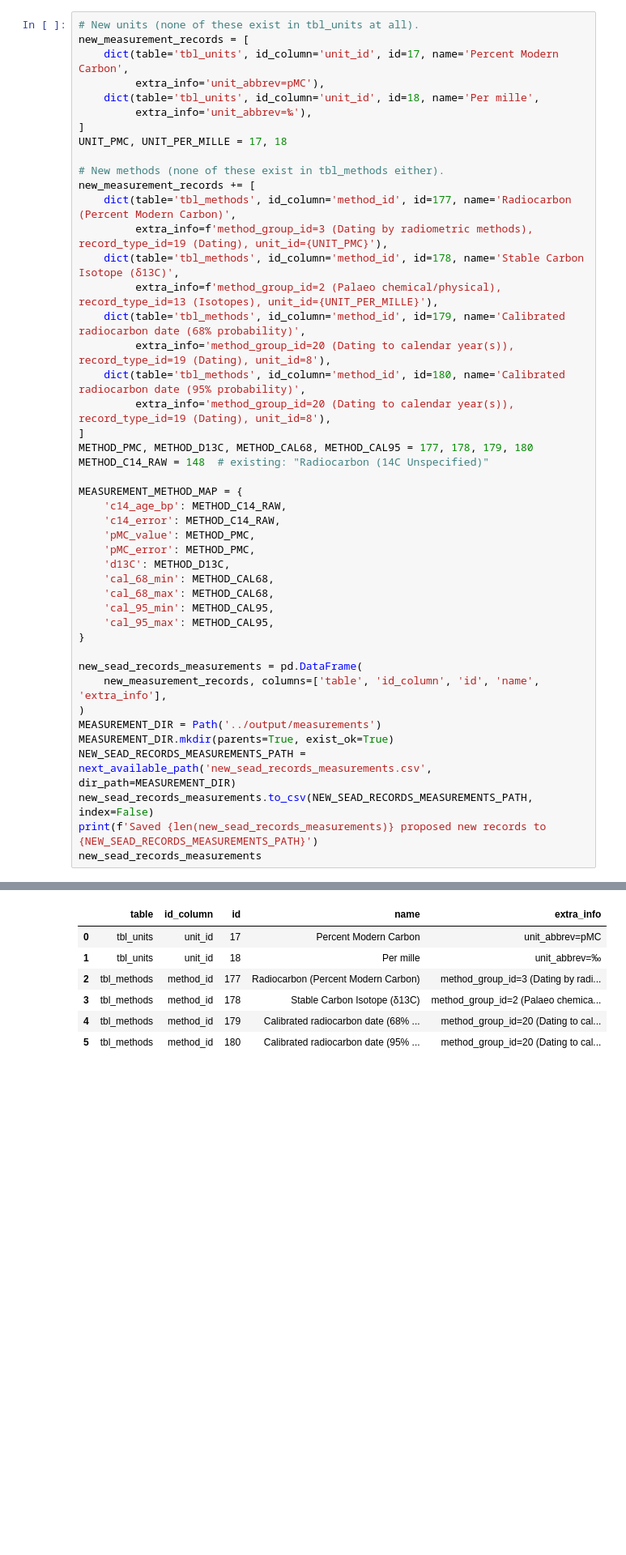
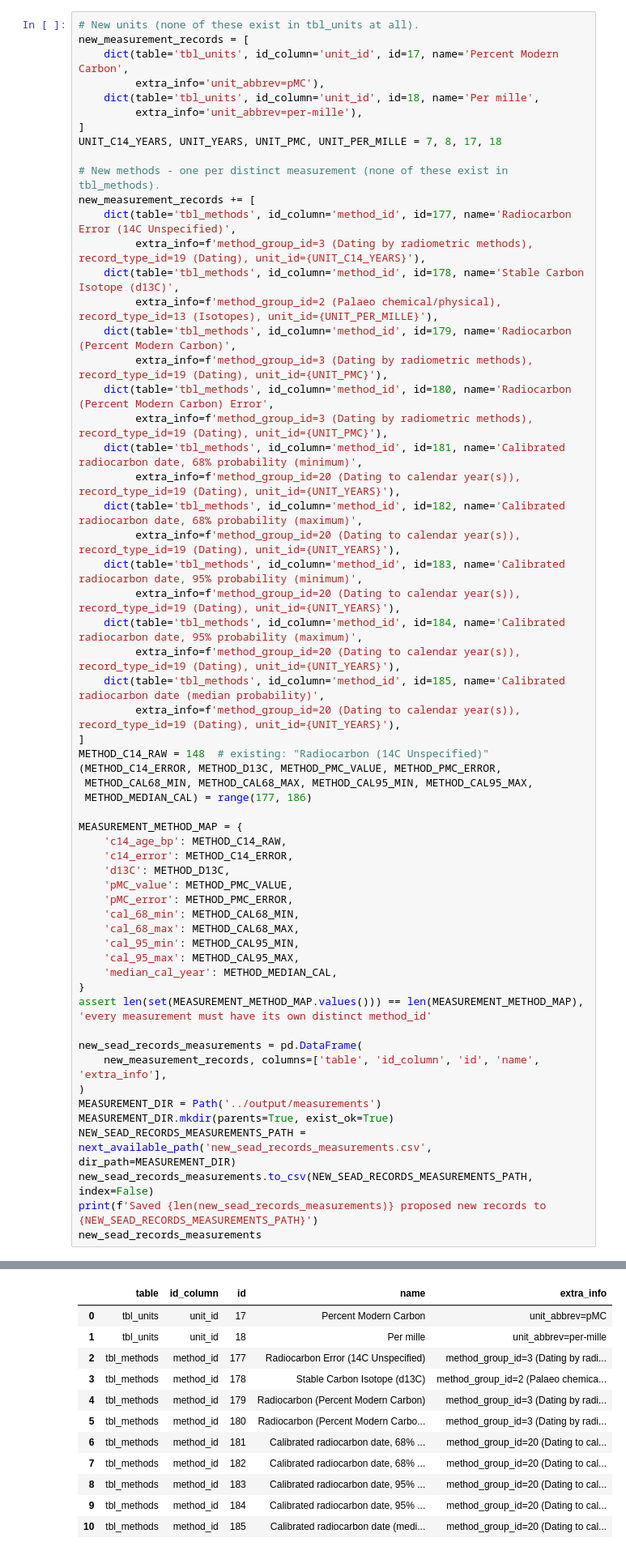
Before and after one commit to Br1CM/sead_strucke_data_cleaning, a Jupyter notebook: notebooks/c14_dataset_tranformation.ipynb, the cells around one changed output, grey strips where cells are left out. Shown at 81% size. Cells and saved outputs as stored; diff of their text form; blank space fills up the shorter version.

Commit message:
fixed measurement melt

```diff
--- a/notebooks/c14_dataset_tranformation.ipynb
+++ b/notebooks/c14_dataset_tranformation.ipynb
@@ -766,35 +768,49 @@ new_measurement_records = [
     dict(table='tbl_units', id_column='unit_id', id=17, name='Percent Modern Carbon',
          extra_info='unit_abbrev=pMC'),
     dict(table='tbl_units', id_column='unit_id', id=18, name='Per mille',
-         extra_info='unit_abbrev=‰'),
+         extra_info='unit_abbrev=per-mille'),
 ]
-UNIT_PMC, UNIT_PER_MILLE = 17, 18
+UNIT_C14_YEARS, UNIT_YEARS, UNIT_PMC, UNIT_PER_MILLE = 7, 8, 17, 18
 
-# New methods (none of these exist in tbl_methods either).
+# New methods - one per distinct measurement (none of these exist in tbl_methods).
 new_measurement_records += [
-    dict(table='tbl_methods', id_column='method_id', id=177, name='Radiocarbon (Percent Modern Carbon)',
+    dict(table='tbl_methods', id_column='method_id', id=177, name='Radiocarbon Error (14C Unspecified)',
+         extra_info=f'method_group_id=3 (Dating by radiometric methods), record_type_id=19 (Dating), unit_id={UNIT_C14_YEARS}'),
+    dict(table='tbl_methods', id_column='method_id', id=178, name='Stable Carbon Isotope (d13C)',
+         extra_info=f'method_group_id=2 (Palaeo chemical/physical), record_type_id=13 (Isotopes), unit_id={UNIT_PER_MILLE}'),
+    dict(table='tbl_methods', id_column='method_id', id=179, name='Radiocarbon (Percent Modern Carbon)',
          extra_info=f'method_group_id=3 (Dating by radiometric methods), record_type_id=19 (Dating), unit_id={UNIT_PMC}'),
-    dict(table='tbl_methods', id_column='method_id', id=178, name='Stable Carbon Isotope (δ13C)',
-         extra_info=f'method_group_id=2 (Palaeo chemical/physical), record_type_id=13 (Isotopes), unit_id={UNIT_PER_MILLE}'),
-    dict(table='tbl_methods', id_column='method_id', id=179, name='Calibrated radiocarbon date (68% probability)',
-         extra_info='method_group_id=20 (Dating to calendar year(s)), record_type_id=19 (Dating), unit_id=8'),
-    dict(table='tbl_methods', id_column='method_id', id=180, name='Calibrated radiocarbon date (95% probability)',
-         extra_info='method_group_id=20 (Dating to calendar year(s)), record_type_id=19 (Dating), unit_id=8'),
+    dict(table='tbl_methods', id_column='method_id', id=180, name='Radiocarbon (Percent Modern Carbon) Error',
+         extra_info=f'method_group_id=3 (Dating by radiometric methods), record_type_id=19 (Dating), unit_id={UNIT_PMC}'),
+    dict(table='tbl_methods', id_column='method_id', id=181, name='Calibrated radiocarbon date, 68% probability (minimum)',
+         extra_info=f'method_group_id=20 (Dating to calendar year(s)), record_type_id=19 (Dating), unit_id={UNIT_YEARS}'),
+    dict(table='tbl_methods', id_column='method_id', id=182, name='Calibrated radiocarbon date, 68% probability (maximum)',
+         extra_info=f'method_group_id=20 (Dating to calendar year(s)), record_type_id=19 (Dating), unit_id={UNIT_YEARS}'),
+    dict(table='tbl_methods', id_column='method_id', id=183, name='Calibrated radiocarbon date, 95% probability (minimum)',
+         extra_info=f'method_group_id=20 (Dating to calendar year(s)), record_type_id=19 (Dating), unit_id={UNIT_YEARS}'),
+    dict(table='tbl_methods', id_column='method_id', id=184, name='Calibrated radiocarbon date, 95% probability (maximum)',
+         extra_info=f'method_group_id=20 (Dating to calendar year(s)), record_type_id=19 (Dating), unit_id={UNIT_YEARS}'),
+    dict(table='tbl_methods', id_column='method_id', id=185, name='Calibrated radiocarbon date (median probability)',
+         extra_info=f'method_group_id=20 (Dating to calendar year(s)), record_type_id=19 (Dating), unit_id={UNIT_YEARS}'),
 ]
-METHOD_PMC, METHOD_D13C, METHOD_CAL68, METHOD_CAL95 = 177, 178, 179, 180
 METHOD_C14_RAW = 148  # existing: "Radiocarbon (14C Unspecified)"
+(METHOD_C14_ERROR, METHOD_D13C, METHOD_PMC_VALUE, METHOD_PMC_ERROR,
+ METHOD_CAL68_MIN, METHOD_CAL68_MAX, METHOD_CAL95_MIN, METHOD_CAL95_MAX,
+ METHOD_MEDIAN_CAL) = range(177, 186)
 
 MEASUREMENT_METHOD_MAP = {
     'c14_age_bp': METHOD_C14_RAW,
-    'c14_error': METHOD_C14_RAW,
-    'pMC_value': METHOD_PMC,
-    'pMC_error': METHOD_PMC,
+    'c14_error': METHOD_C14_ERROR,
     'd13C': METHOD_D13C,
-    'cal_68_min': METHOD_CAL68,
-    'cal_68_max': METHOD_CAL68,
-    'cal_95_min': METHOD_CAL95,
-    'cal_95_max': METHOD_CAL95,
+    'pMC_value': METHOD_PMC_VALUE,
+    'pMC_error': METHOD_PMC_ERROR,
+    'cal_68_min': METHOD_CAL68_MIN,
+    'cal_68_max': METHOD_CAL68_MAX,
+    'cal_95_min': METHOD_CAL95_MIN,
+    'cal_95_max': METHOD_CAL95_MAX,
+    'median_cal_year': METHOD_MEDIAN_CAL,
 }
+assert len(set(MEASUREMENT_METHOD_MAP.values())) == len(MEASUREMENT_METHOD_MAP), 'every measurement must have its own distinct method_id'
 
 new_sead_records_measurements = pd.DataFrame(
     new_measurement_records, columns=['table', 'id_column', 'id', 'name', 'extra_info'],
@@ -810,10 +826,15 @@ Saved 6 proposed new records to ..\output\measurements\new_sead_records_measurem
 |  | table | id_column | id | name | extra_info |
 | 0 | tbl_units | unit_id | 17 | Percent Modern Carbon | unit_abbrev=pMC |
-| 1 | tbl_units | unit_id | 18 | Per mille | unit_abbrev=‰ |
-| 2 | tbl_methods | method_id | 177 | Radiocarbon (Percent Modern Carbon) | method_group_id=3 (Dating by radi... |
-| 3 | tbl_methods | method_id | 178 | Stable Carbon Isotope (δ13C) | method_group_id=2 (Palaeo chemica... |
-| 4 | tbl_methods | method_id | 179 | Calibrated radiocarbon date (68% ... | method_group_id=20 (Dating to cal... |
-| 5 | tbl_methods | method_id | 180 | Calibrated radiocarbon date (95% ... | method_group_id=20 (Dating to cal... |
+| 1 | tbl_units | unit_id | 18 | Per mille | unit_abbrev=per-mille |
+| 2 | tbl_methods | method_id | 177 | Radiocarbon Error (14C Unspecified) | method_group_id=3 (Dating by radi... |
+| 3 | tbl_methods | method_id | 178 | Stable Carbon Isotope (d13C) | method_group_id=2 (Palaeo chemica... |
+| 4 | tbl_methods | method_id | 179 | Radiocarbon (Percent Modern Carbon) | method_group_id=3 (Dating by radi... |
+| 5 | tbl_methods | method_id | 180 | Radiocarbon (Percent Modern Carbo... | method_group_id=3 (Dating by radi... |
+| 6 | tbl_methods | method_id | 181 | Calibrated radiocarbon date, 68% ... | method_group_id=20 (Dating to cal... |
+| 7 | tbl_methods | method_id | 182 | Calibrated radiocarbon date, 68% ... | method_group_id=20 (Dating to cal... |
+| 8 | tbl_methods | method_id | 183 | Calibrated radiocarbon date, 95% ... | method_group_id=20 (Dating to cal... |
+| 9 | tbl_methods | method_id | 184 | Calibrated radiocarbon date, 95% ... | method_group_id=20 (Dating to cal... |
+| 10 | tbl_methods | method_id | 185 | Calibrated radiocarbon date (medi... | method_group_id=20 (Dating to cal... |
 # %%
 MEASUREMENT_COLUMNS = list(MEASUREMENT_METHOD_MAP)
 
```
Also changed, not shown: parts of 8 cells of this notebook.
